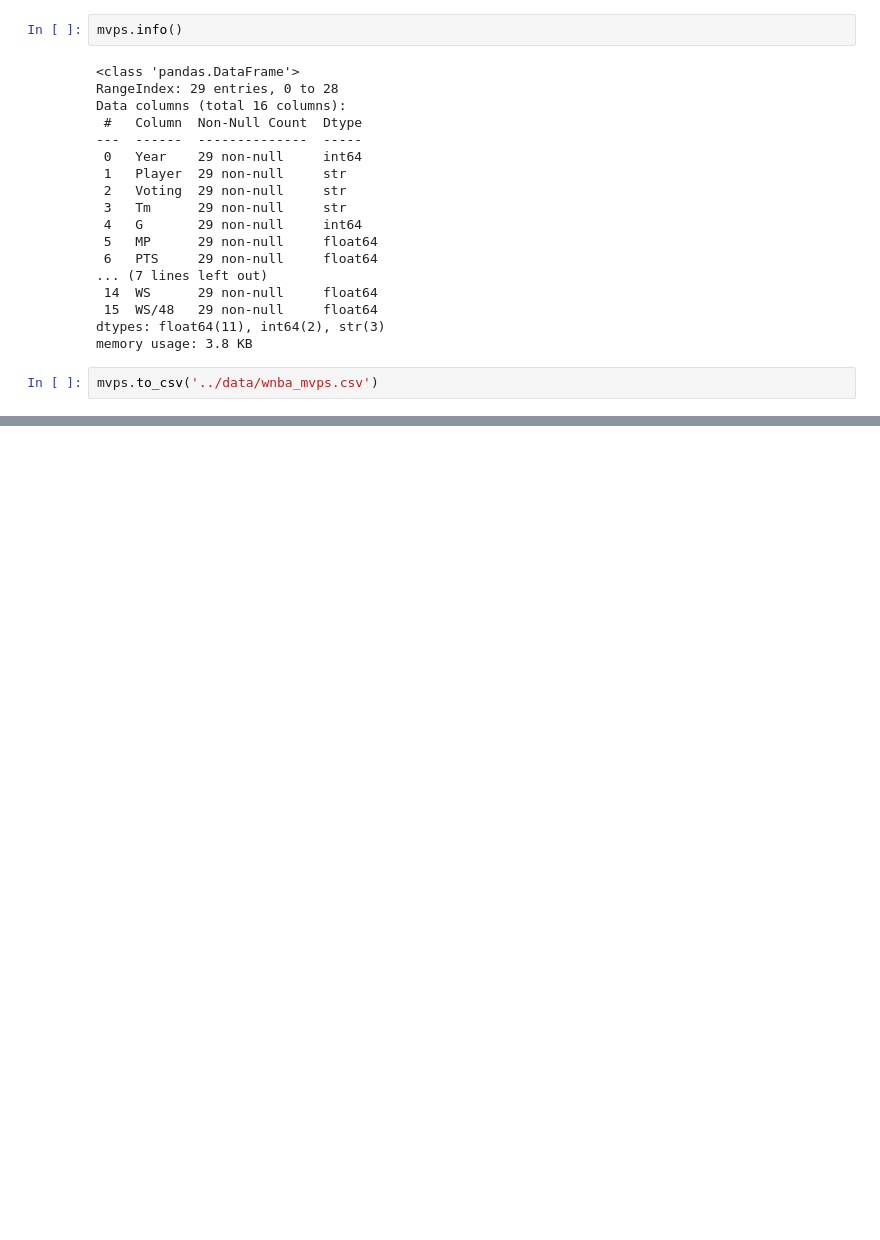
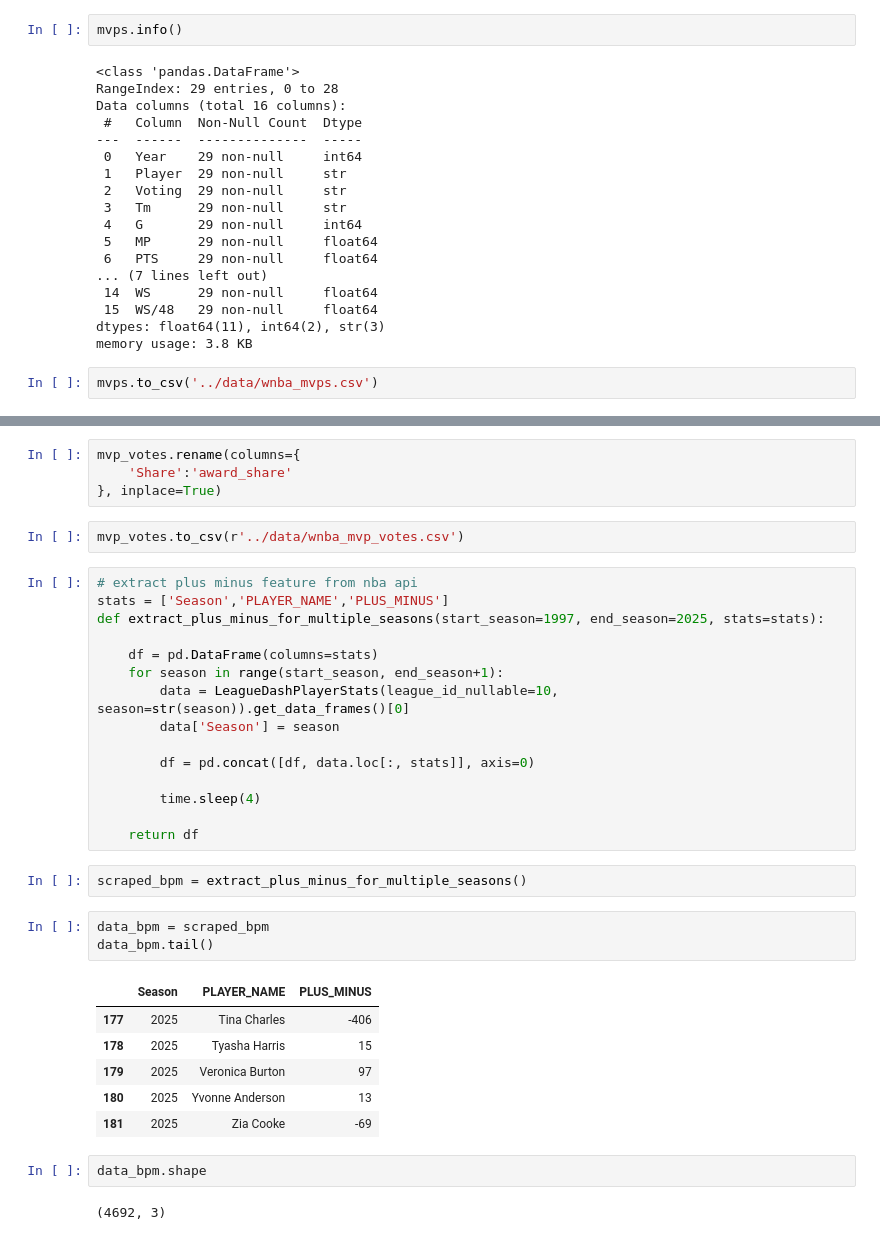
Before and after one commit to reem-naji/wnba, a Jupyter notebook: ml/notebooks/scrape.ipynb, the cells around one changed output, grey strips where cells are left out. Drawn from its saved outputs; the diff is of its cells as text; blank space fills up the shorter version.

```diff
--- a/ml/notebooks/scrape.ipynb
+++ b/ml/notebooks/scrape.ipynb
@@ -518,0 +524,37 @@ final_df.to_csv('../data/classification_data.csv')
+# %%
+mvp_votes.rename(columns={
+    'Share':'award_share'
+}, inplace=True)
+# %%
+mvp_votes.to_csv(r'../data/wnba_mvp_votes.csv')
+# %%
+# extract plus minus feature from nba api
+stats = ['Season','PLAYER_NAME','PLUS_MINUS']
+def extract_plus_minus_for_multiple_seasons(start_season=1997, end_season=2025, stats=stats):
+
+    df = pd.DataFrame(columns=stats)
+    for season in range(start_season, end_season+1):
+        data = LeagueDashPlayerStats(league_id_nullable=10, season=str(season)).get_data_frames()[0]
+        data['Season'] = season
+
+        df = pd.concat([df, data.loc[:, stats]], axis=0)
+
+        time.sleep(4)
+
+    return df
+# %%
+scraped_bpm = extract_plus_minus_for_multiple_seasons()
+# %%
+data_bpm = scraped_bpm
+data_bpm.tail()
+# %% [output]
+|  | Season | PLAYER_NAME | PLUS_MINUS |
+| 177 | 2025 | Tina Charles | -406 |
+| 178 | 2025 | Tyasha Harris | 15 |
+| 179 | 2025 | Veronica Burton | 97 |
+| 180 | 2025 | Yvonne Anderson | 13 |
+| 181 | 2025 | Zia Cooke | -69 |
+# %%
+data_bpm.shape
+# %% [output]
+(4692, 3)
```
Also changed, not shown: parts of 18 cells of this notebook, 2 other files.
